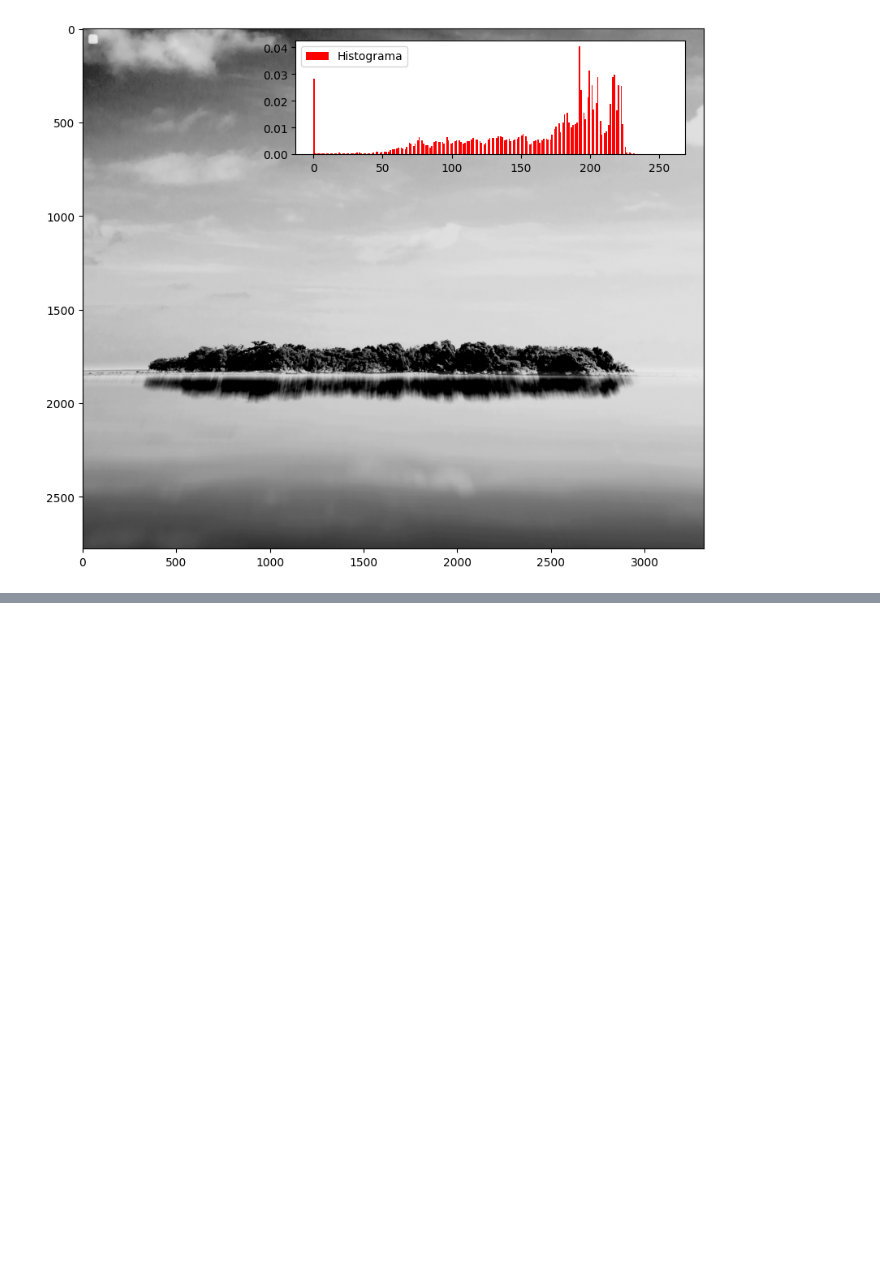
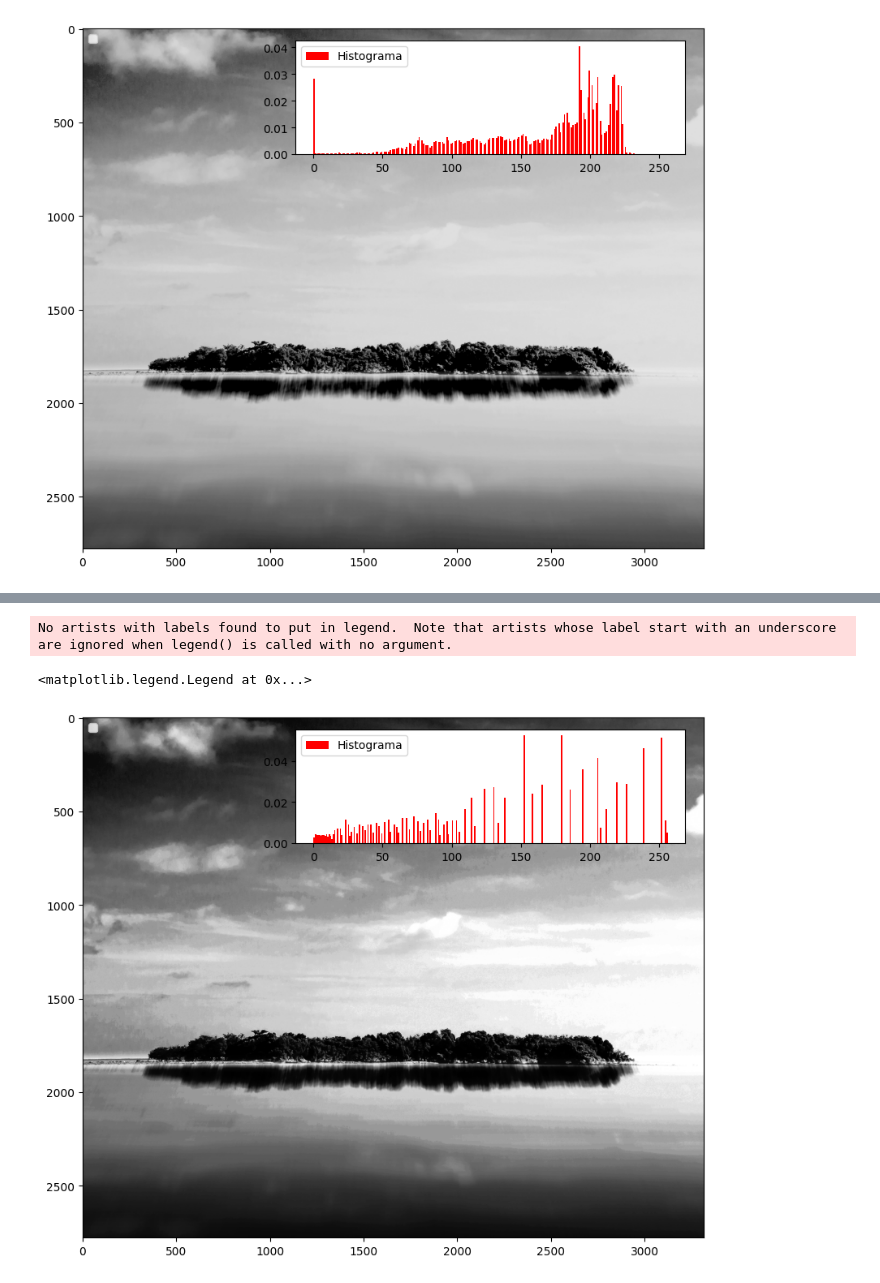
Before and after one commit to antonio-pilan/Curso---Processamento-de-imagens, a Jupyter notebook: tarefa_2_histogramas/tarefa_2.ipynb, the cells around one changed output, grey strips where cells are left out. Drawn from its saved outputs; the diff is of its cells as text; code cells hidden in the pictures; blank space fills up the shorter version.

```diff
--- a/tarefa_2_histogramas/tarefa_2.ipynb
+++ b/tarefa_2_histogramas/tarefa_2.ipynb
@@ -91,0 +135,20 @@ Uma coisa que já podemos concluir é que a fotografia foi muito bem exposta, n
+# %%
+gray = cv.cvtColor(new_image, cv.COLOR_RGB2GRAY)
+equ = cv.equalizeHist(gray) #Método do OpenCV para equalização de histogramas
+
+plt.rcParams["figure.figsize"] = [12, 7]
+plt.rcParams["figure.autolayout"] = True
+
+fig, ax1 = plt.subplots()
+ax1.imshow(equ, cmap='gray')
+
+
+l, b, h, w = .4, .75, .2, .4
+ax2 = fig.add_axes([l, b, w, h])
+ax2.hist(equ.ravel(),256,[0,256], color="r", density=True, label="Histograma")
+ax1.legend(loc='upper left')
+ax2.legend(loc='upper left')
+# %% [output]
+No artists with labels found to put in legend.  Note that artists whose label start with an underscore are ignored when legend() is called with no argument.
+<matplotlib.legend.Legend at 0x...>
+[figure, added]
```
Also changed, not shown: parts of 9 cells of this notebook, 2 other files.
